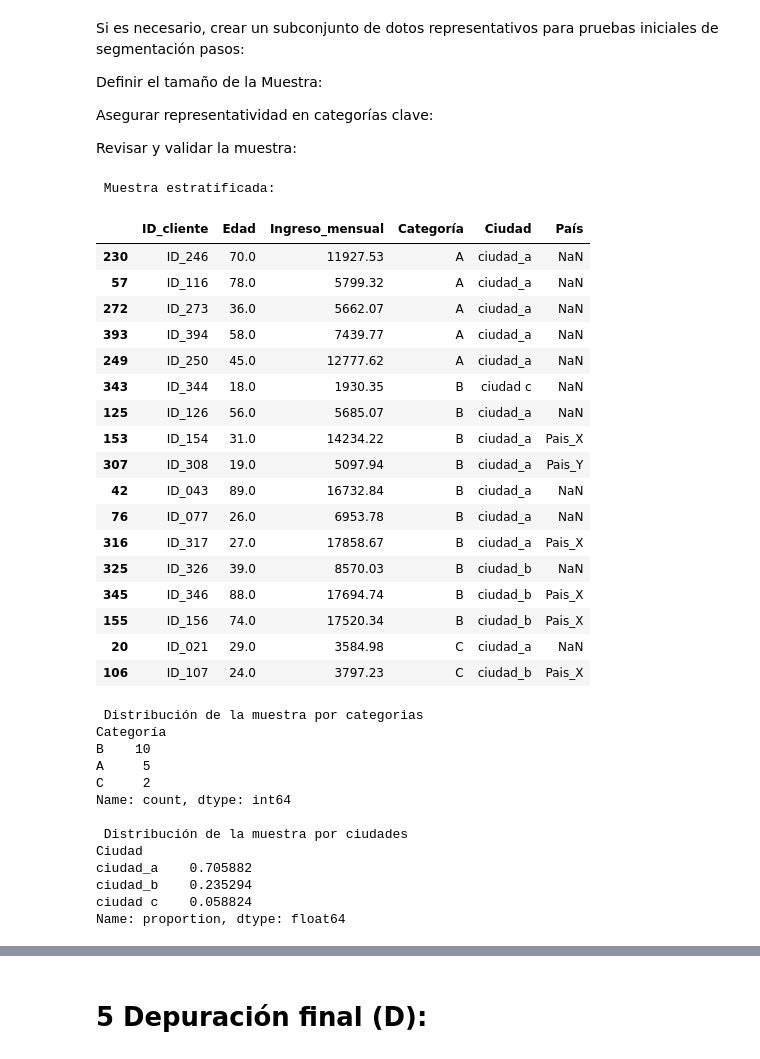
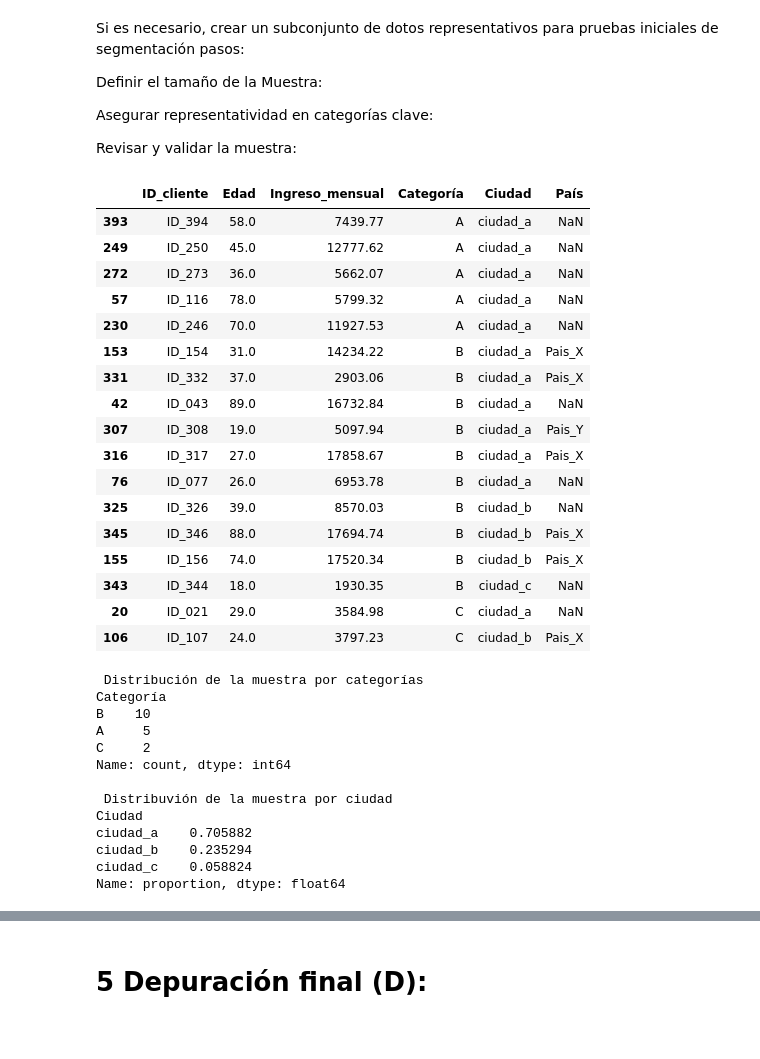
Before and after one commit to SergioCutiva/Curso_ia, a Jupyter notebook: Conceptos_Previos/Mision1/campistas_ASUM_DM.ipynb, the cells around one changed output, grey strips where cells are left out. Saved outputs shown, nothing was run; the diff lists cells and outputs as text; code cells hidden in the pictures.

```diff
--- a/Conceptos_Previos/campistas_ASUM_DM.ipynb
+++ b/Conceptos_Previos/Mision1/campistas_ASUM_DM.ipynb
@@ -272,0 +259,4 @@ Name: count, dtype: int64
+# %%
+#Eliminar duplicados
+df_filtrado=df_filtrado.drop_duplicates(subset=['ID_cliente'])
+df_filtrado
@@ -279,14 +320,13 @@ Normalización de los nombres de ciudades: Convertir todos los nombres a un form
 Ejemplos:
 "Ciudad_A" y "ciudad_a deben ser iguales
 # %%
-# Normalizacion de los nombres de las ciudades
-# convertir todas las ciudades en mayúsculas y eliminar espacios extras
-#df_filtrado['Ciudad'] = df_filtrado['Ciudad'].str.upper().str.strip()
-#df_filtrado
-
-# Convertir tpdas las ciudades en minusculas y eliminar espacios extras
-df_filtrado['Ciudad'] = df_filtrado['Ciudad'].str.lower().str.strip()
+# 1 Normalización de los nombres de ciudades
+# convertir todas las ciudades en mmayúsculas y eliminar espacios extras
+df_filtrado['Ciudad']=df_filtrado['Ciudad'].str.upper().str.strip()
 df_filtrado
+# convertir todas las ciudades en minúsculas y eliminar espacios extras
+df_filtrado['Ciudad']=df_filtrado['Ciudad'].str.lower().str.strip()
+df_filtrado
 # %% [output]
 |  | ID_cliente | Edad | Ingreso_mensual | Categoría | Ciudad | País |
 | 20 | ID_021 | 29.0 | 3584.98 | C | ciudad_a | NaN |
@@ -308,12 +348,10 @@ df_filtrado
 # %%
-# Corregir variaciones comunes en el nombre de las ciudades
-df_filtrado['Ciudad'] = df_filtrado['Ciudad'].replace({
-    'ciudad-a': 'ciudad_a',
-    'ciudad123': 'ciudad_a',
-    'ciudad-b': 'ciudad_b',
-    'ciudad-c': 'ciudad_c',
-    'ciudad a': 'ciudad_a',
-
+# corregir variaciones comunes en el nombre de ciudades
+df_filtrado['Ciudad']=df_filtrado['Ciudad'].replace({
+    'ciudad-a':'ciudad_a',
+    'ciudad123':'ciudad_a',
+    'ciudad-b':'ciudad_b',
+    'ciudad-c':'ciudad_c'
 })
 df_filtrado
 # %% [output]
@@ -378,51 +416,51 @@ Revisar y validar la muestra:
 # %%
 # Definir el tamaño de la muestra
 # 10% de los datos
-# muestra_size = int(0.1 * len(df_filtrado))
-muestra_size = int(1* len(df_filtrado))  # 100%
-# Realizar el muestreo estratificado
-# Utilizaremos las columnas Categoria y ciudad como estratos para asegurar representavilidad
-muestra = df_filtrado.groupby(['Categoría', 'Ciudad'],group_keys=False).apply(lambda x: x.sample(min(len(x), muestra_size//len(df_filtrado['Categoría'].unique()))))
-print("\n Muestra estratificada:")
+#muestra_size=int(0.1*len(df_filtrado))
+muestra_size=int(1*len(df_filtrado))# 100%
+# Realizar el muesteo estratificado
+# Utilizaremos las columnas Categoría y ciudad como estratos para asegurar representavilidad
+muestra=df_filtrado.groupby(['Categoría','Ciudad'],group_keys=False).apply(
+    lambda x:x.sample(min(len(x),muestra_size//len(df_filtrado['Categoría'].unique())))
+)
 muestra
 # %% [output]
- Muestra estratificada:
 |  | ID_cliente | Edad | Ingreso_mensual | Categoría | Ciudad | País |
-| 230 | ID_246 | 70.0 | 11927.53 | A | ciudad_a | NaN |
-| 57 | ID_116 | 78.0 | 5799.32 | A | ciudad_a | NaN |
-| 272 | ID_273 | 36.0 | 5662.07 | A | ciudad_a | NaN |
 | 393 | ID_394 | 58.0 | 7439.77 | A | ciudad_a | NaN |
 | 249 | ID_250 | 45.0 | 12777.62 | A | ciudad_a | NaN |
-| 343 | ID_344 | 18.0 | 1930.35 | B | ciudad c | NaN |
-| 125 | ID_126 | 56.0 | 5685.07 | B | ciudad_a | NaN |
+| 272 | ID_273 | 36.0 | 5662.07 | A | ciudad_a | NaN |
+| 57 | ID_116 | 78.0 | 5799.32 | A | ciudad_a | NaN |
+| 230 | ID_246 | 70.0 | 11927.53 | A | ciudad_a | NaN |
 | 153 | ID_154 | 31.0 | 14234.22 | B | ciudad_a | Pais_X |
+| 331 | ID_332 | 37.0 | 2903.06 | B | ciudad_a | Pais_X |
+| 42 | ID_043 | 89.0 | 16732.84 | B | ciudad_a | NaN |
 | 307 | ID_308 | 19.0 | 5097.94 | B | ciudad_a | Pais_Y |
-| 42 | ID_043 | 89.0 | 16732.84 | B | ciudad_a | NaN |
+| 316 | ID_317 | 27.0 | 17858.67 | B | ciudad_a | Pais_X |
 | 76 | ID_077 | 26.0 | 6953.78 | B | ciudad_a | NaN |
-| 316 | ID_317 | 27.0 | 17858.67 | B | ciudad_a | Pais_X |
 | 325 | ID_326 | 39.0 | 8570.03 | B | ciudad_b | NaN |
 | 345 | ID_346 | 88.0 | 17694.74 | B | ciudad_b | Pais_X |
 | 155 | ID_156 | 74.0 | 17520.34 | B | ciudad_b | Pais_X |
+| 343 | ID_344 | 18.0 | 1930.35 | B | ciudad_c | NaN |
 | 20 | ID_021 | 29.0 | 3584.98 | C | ciudad_a | NaN |
 | 106 | ID_107 | 24.0 | 3797.23 | C | ciudad_b | Pais_X |
 # %%
 # Revisar la distribución de la muestra
-print("\n Distribución de la muestra por categorias")
+print("\n Distribución de la muestra por categorías")
 print(muestra['Categoría'].value_counts())
-print("\n Distribución de la muestra por ciudades")
-print(muestra['Ciudad'].value_counts(normalize=True))
+print("\n Distribuvión de la muestra por ciudad")
+print(muestra['Ciudad'].value_counts(normalize=True))#devulve valores entre 0 y  1 reprecenta %
 # %% [output]
- Distribución de la muestra por categorias
+ Distribución de la muestra por categorías
 Categoría
 B    10
 A     5
 C     2
 Name: count, dtype: int64
 
- Distribución de la muestra por ciudades
+ Distribuvión de la muestra por ciudad
 Ciudad
 ciudad_a    0.705882
 ciudad_b    0.235294
-ciudad c    0.058824
+ciudad_c    0.058824
 Name: proportion, dtype: float64
 # %%
```
Also changed, not shown: parts of 21 cells of this notebook, 1 other file.
